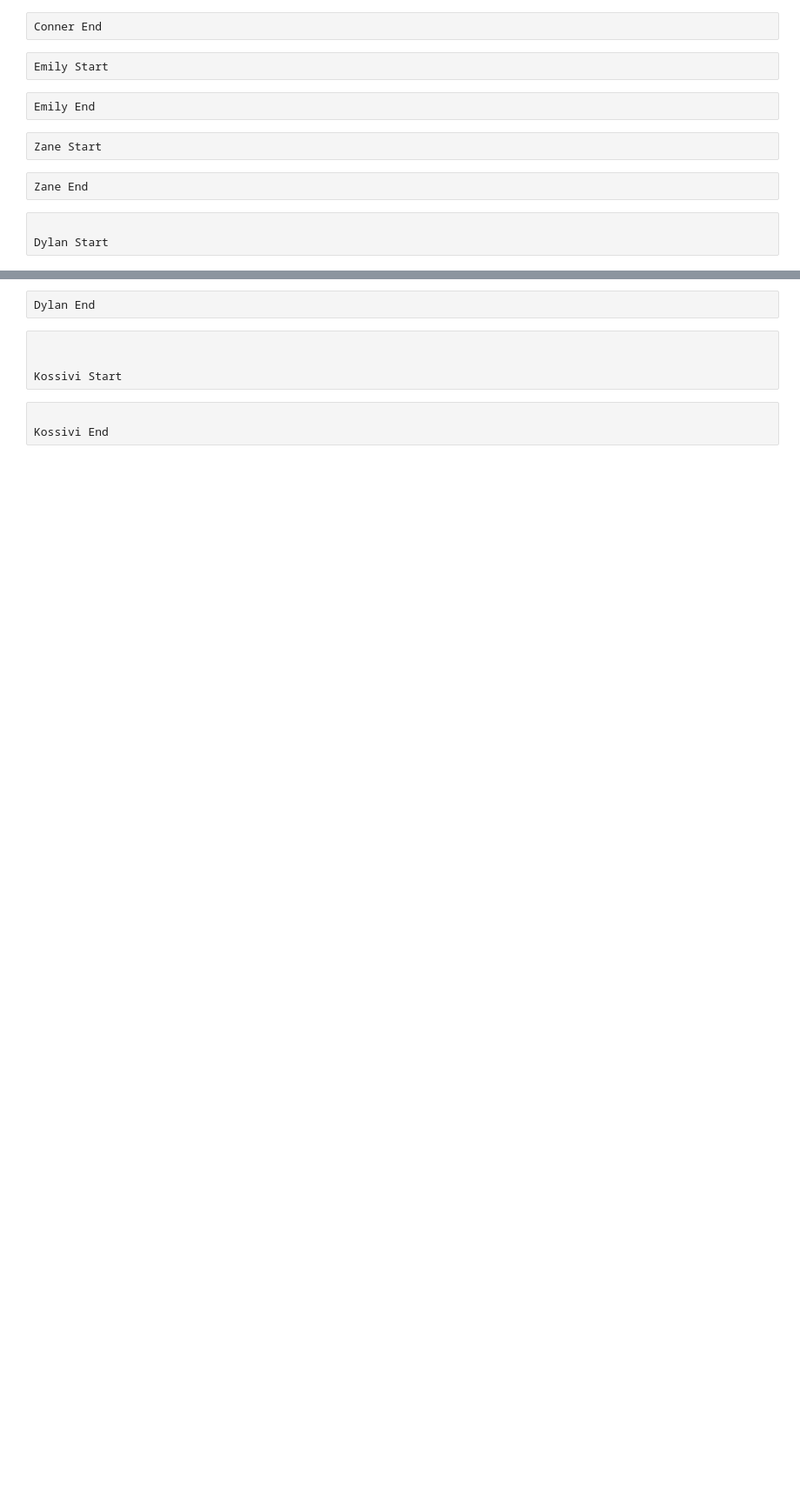
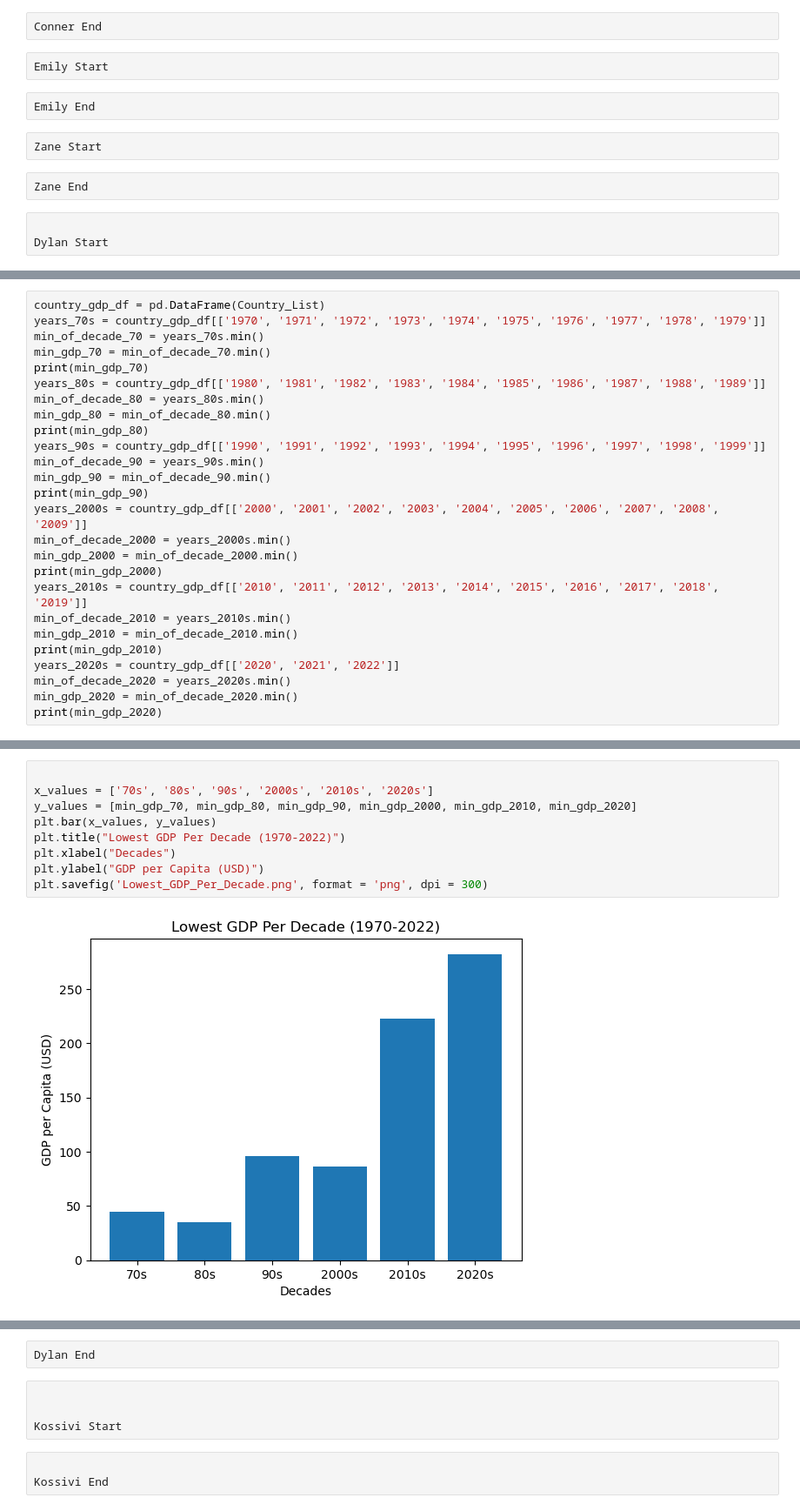
Before and after one commit to connerdekok/Country_GDP, a Jupyter notebook: Country_GDP.ipynb, the cells around one changed output, grey strips where cells are left out. Shown at 87% size. Drawn from its saved outputs; the diff is of its cells as text; blank space fills up the shorter version.

```diff
--- a/Country_GDP.ipynb
+++ b/Country_GDP.ipynb
@@ -87,0 +153,26 @@ Dylan Start
+# %%
+country_gdp_df = pd.DataFrame(Country_List)
+years_70s = country_gdp_df[['1970', '1971', '1972', '1973', '1974', '1975', '1976', '1977', '1978', '1979']]
+min_of_decade_70 = years_70s.min()
+min_gdp_70 = min_of_decade_70.min()
+print(min_gdp_70)
+years_80s = country_gdp_df[['1980', '1981', '1982', '1983', '1984', '1985', '1986', '1987', '1988', '1989']]
+min_of_decade_80 = years_80s.min()
+min_gdp_80 = min_of_decade_80.min()
+print(min_gdp_80)
+years_90s = country_gdp_df[['1990', '1991', '1992', '1993', '1994', '1995', '1996', '1997', '1998', '1999']]
+min_of_decade_90 = years_90s.min()
+min_gdp_90 = min_of_decade_90.min()
+print(min_gdp_90)
+years_2000s = country_gdp_df[['2000', '2001', '2002', '2003', '2004', '2005', '2006', '2007', '2008', '2009']]
+min_of_decade_2000 = years_2000s.min()
+min_gdp_2000 = min_of_decade_2000.min()
+print(min_gdp_2000)
+years_2010s = country_gdp_df[['2010', '2011', '2012', '2013', '2014', '2015', '2016', '2017', '2018', '2019']]
+min_of_decade_2010 = years_2010s.min()
+min_gdp_2010 = min_of_decade_2010.min()
+print(min_gdp_2010)
+years_2020s = country_gdp_df[['2020', '2021', '2022']]
+min_of_decade_2020 = years_2020s.min()
+min_gdp_2020 = min_of_decade_2020.min()
+print(min_gdp_2020)
@@ -87,0 +223,11 @@ Dylan Start
+# %%
+
+x_values = ['70s', '80s', '90s', '2000s', '2010s', '2020s']
+y_values = [min_gdp_70, min_gdp_80, min_gdp_90, min_gdp_2000, min_gdp_2010, min_gdp_2020]
+plt.bar(x_values, y_values)
+plt.title("Lowest GDP Per Decade (1970-2022)")
+plt.xlabel("Decades")
+plt.ylabel("GDP per Capita (USD)")
+plt.savefig('Lowest_GDP_Per_Decade.png', format = 'png', dpi = 300)
+# %% [output]
+[figure, added]
```
Also changed, not shown: parts of 13 cells of this notebook.
